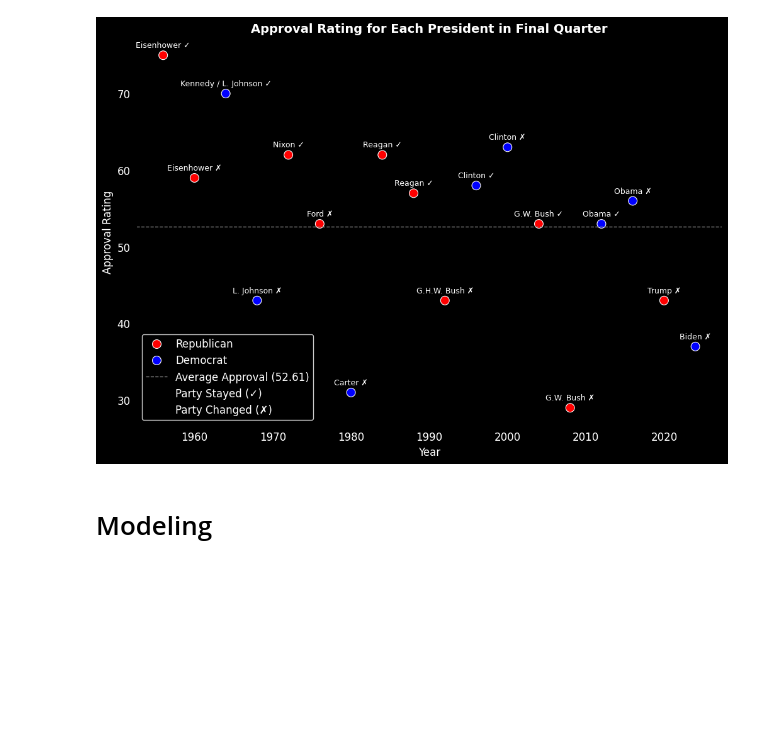
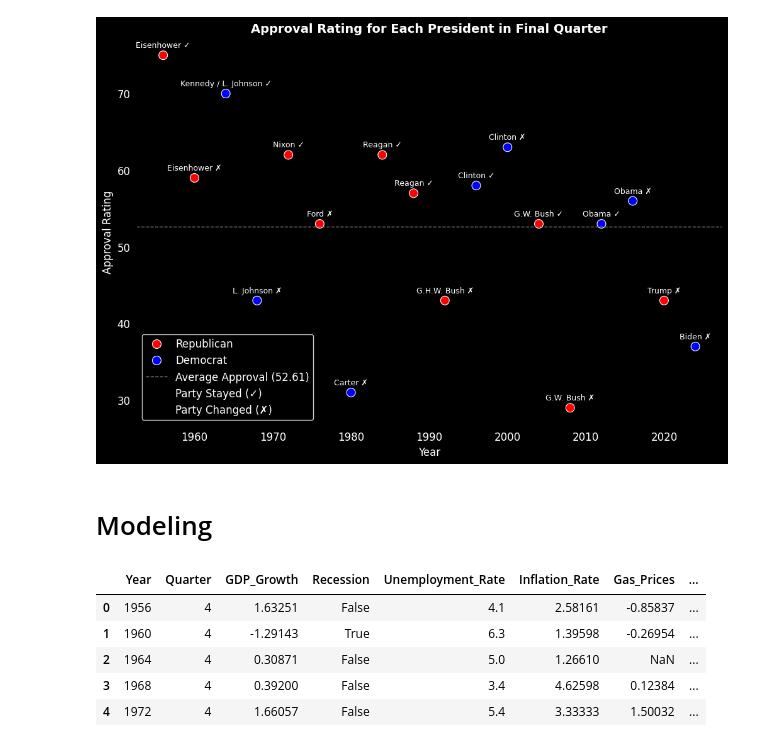
Before and after one commit to ernbilen/Data400_Spring25, a Jupyter notebook: SidLamsal-MiniProject/MiniProjectCode/MiniProjectNotebook.ipynb, the cells around one changed output. Drawn from its saved outputs; the diff is of its cells as text; code cells hidden in the pictures; blank space fills up the shorter version.

```diff
--- a/SidLamsal-MiniProject/MiniProjectCode/MiniProjectNotebook.ipynb
+++ b/SidLamsal-MiniProject/MiniProjectCode/MiniProjectNotebook.ipynb
@@ -848,0 +854,12 @@ plt.show()
+# %%
+# Load the final datasets
+final_economic_data = pd.read_csv('final_economic_data.csv')
+final_election_results = pd.read_csv('final_election_results.csv')
+final_election_results.head()
+# %% [output]
+|  | Year | Quarter | GDP_Growth | Recession | Unemployment_Rate | Inflation_Rate | Gas_Prices | ... |
+| 0 | 1956 | 4 | 1.63251 | False | 4.1 | 2.58161 | -0.85837 | ... |
+| 1 | 1960 | 4 | -1.29143 | True | 6.3 | 1.39598 | -0.26954 | ... |
+| 2 | 1964 | 4 | 0.30871 | False | 5.0 | 1.26610 | NaN | ... |
+| 3 | 1968 | 4 | 0.39200 | False | 3.4 | 4.62598 | 0.12384 | ... |
+| 4 | 1972 | 4 | 1.66057 | False | 5.4 | 3.33333 | 1.50032 | ... |
```
Also changed, not shown: parts of 5 cells of this notebook.
